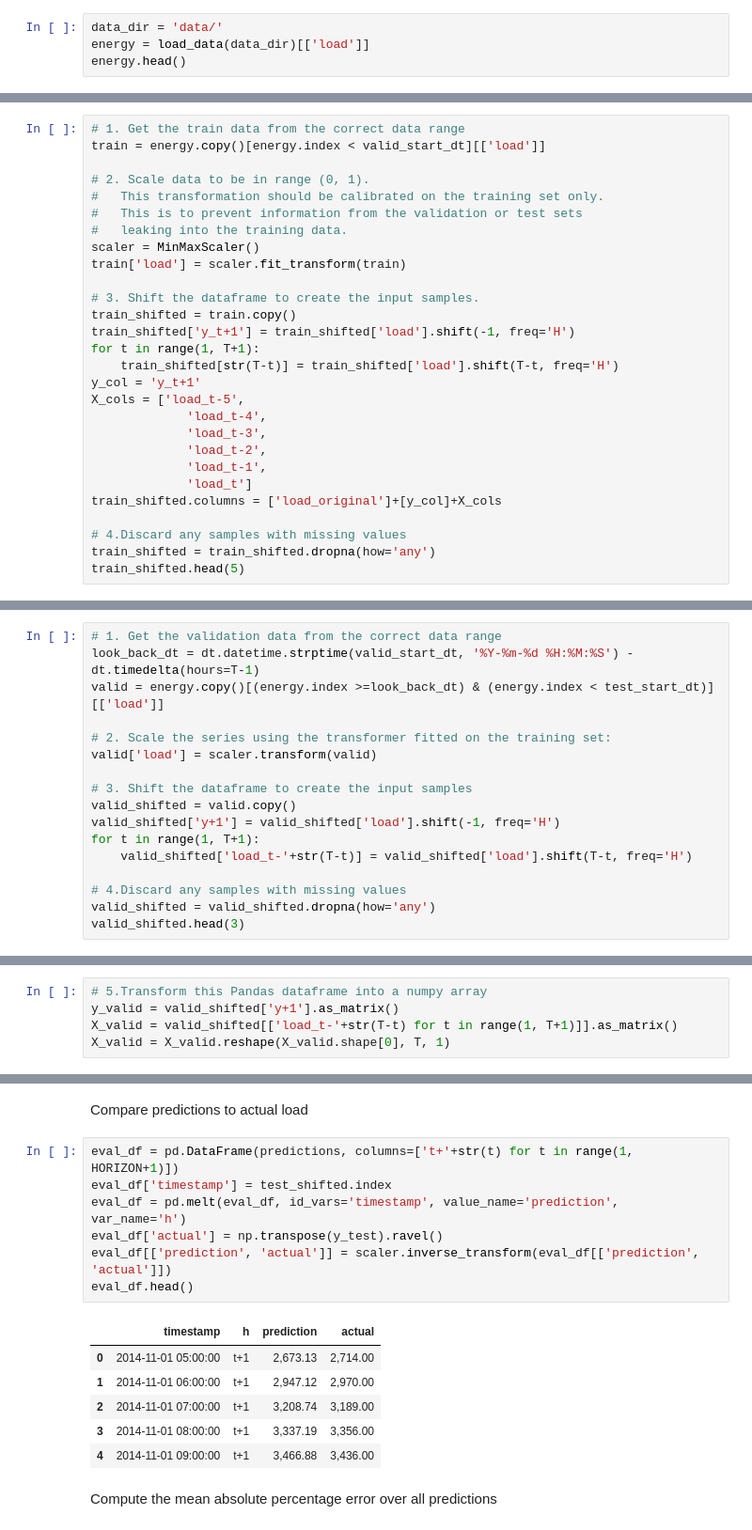
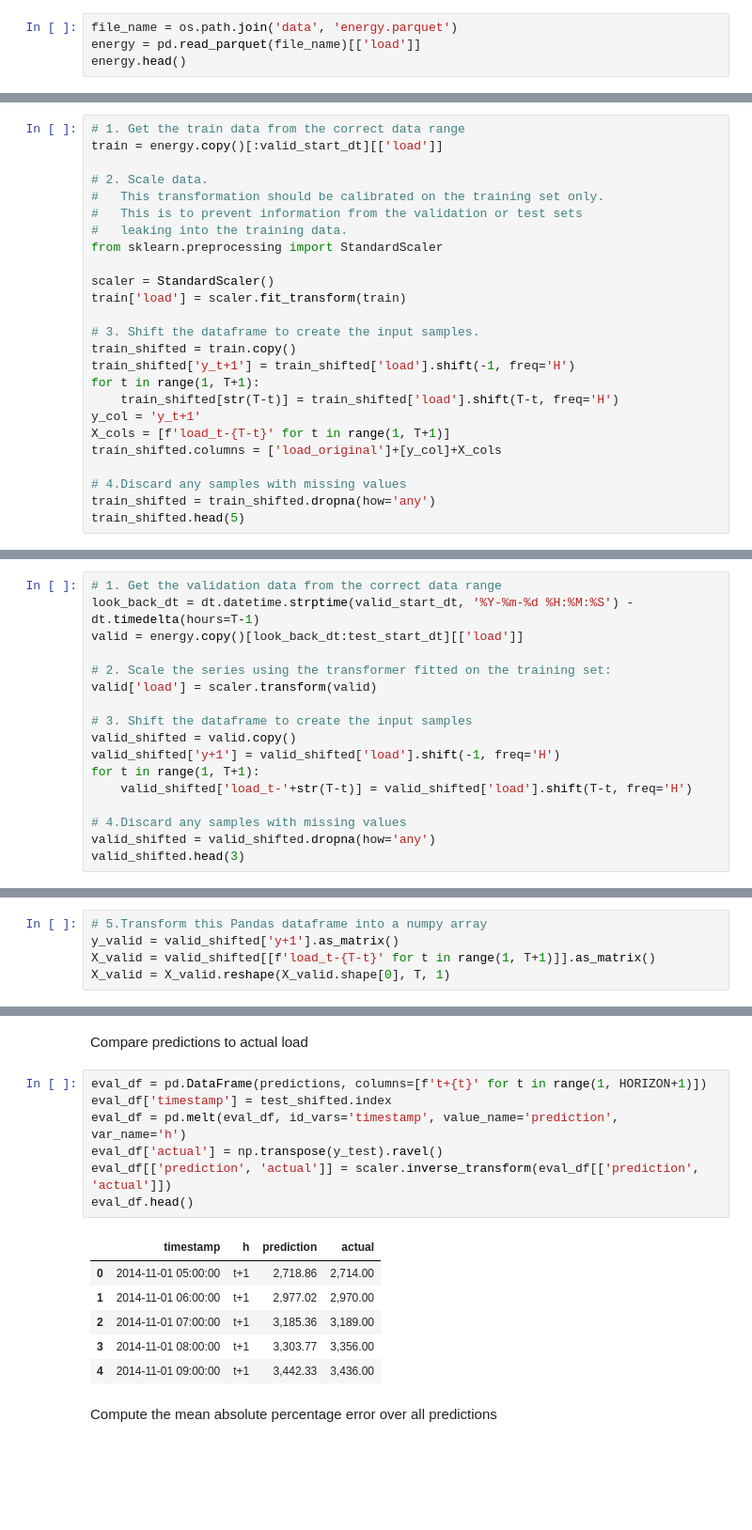
Before and after one commit to Azure/DeepLearningForTimeSeriesForecasting, a Jupyter notebook: 2_RNN.ipynb, the cells around one changed output, grey strips where cells are left out. Shown at 94% size. Saved outputs shown, nothing was run; the diff lists cells and outputs as text; blank space fills up the shorter version.

```diff
--- a/2_RNN.ipynb
+++ b/2_RNN.ipynb
@@ -35,6 +30,6 @@ Load the data from csv into a Pandas dataframe
 # %%
-data_dir = 'data/'
-energy = load_data(data_dir)[['load']]
+file_name = os.path.join('data', 'energy.parquet')
+energy = pd.read_parquet(file_name)[['load']]
 energy.head()
 # %% [output]
 |  | load |
@@ -88,13 +86,15 @@ Our data preparation for the training set will involve the following steps:
 #### Data preparation - training set
 # %%
 # 1. Get the train data from the correct data range
-train = energy.copy()[energy.index < valid_start_dt][['load']]
+train = energy.copy()[:valid_start_dt][['load']]
 
-# 2. Scale data to be in range (0, 1).
+# 2. Scale data.
 #   This transformation should be calibrated on the training set only.
 #   This is to prevent information from the validation or test sets
 #   leaking into the training data.
-scaler = MinMaxScaler()
+from sklearn.preprocessing import StandardScaler
+
+scaler = StandardScaler()
 train['load'] = scaler.fit_transform(train)
 
 # 3. Shift the dataframe to create the input samples.
@@ -103,12 +103,7 @@ train_shifted['y_t+1'] = train_shifted['load'].shift(-1, freq='H')
 for t in range(1, T+1):
     train_shifted[str(T-t)] = train_shifted['load'].shift(T-t, freq='H')
 y_col = 'y_t+1'
-X_cols = ['load_t-5',
-             'load_t-4',
-             'load_t-3',
-             'load_t-2',
-             'load_t-1',
-             'load_t']
+X_cols = [f'load_t-{T-t}' for t in range(1, T+1)]
 train_shifted.columns = ['load_original']+[y_col]+X_cols
 
 # 4.Discard any samples with missing values
@@ -193,7 +187,7 @@ Now we follow a similar process for the validation set. We keep *T* hours from t
 # %%
 # 1. Get the validation data from the correct data range
 look_back_dt = dt.datetime.strptime(valid_start_dt, '%Y-%m-%d %H:%M:%S') - dt.timedelta(hours=T-1)
-valid = energy.copy()[(energy.index >=look_back_dt) & (energy.index < test_start_dt)][['load']]
+valid = energy.copy()[look_back_dt:test_start_dt][['load']]
 
 # 2. Scale the series using the transformer fitted on the training set:
 valid['load'] = scaler.transform(valid)
@@ -215,7 +209,7 @@ valid_shifted.head(3)
 # %%
 # 5.Transform this Pandas dataframe into a numpy array
 y_valid = valid_shifted['y+1'].as_matrix()
-X_valid = valid_shifted[['load_t-'+str(T-t) for t in range(1, T+1)]].as_matrix()
+X_valid = valid_shifted[[f'load_t-{T-t}' for t in range(1, T+1)]].as_matrix()
 X_valid = X_valid.reshape(X_valid.shape[0], T, 1)
 # %% [markdown]
 Prepare validation inputs in the same way as the training set:
@@ -385,18 +338,18 @@ array([[0.21],
 # %% [markdown]
 Compare predictions to actual load
 # %%
-eval_df = pd.DataFrame(predictions, columns=['t+'+str(t) for t in range(1, HORIZON+1)])
+eval_df = pd.DataFrame(predictions, columns=[f't+{t}' for t in range(1, HORIZON+1)])
 eval_df['timestamp'] = test_shifted.index
 eval_df = pd.melt(eval_df, id_vars='timestamp', value_name='prediction', var_name='h')
 eval_df['actual'] = np.transpose(y_test).ravel()
 eval_df[['prediction', 'actual']] = scaler.inverse_transform(eval_df[['prediction', 'actual']])
 eval_df.head()
 # %% [output]
 |  | timestamp | h | prediction | actual |
-| 0 | 2014-11-01 05:00:00 | t+1 | 2,673.13 | 2,714.00 |
-| 1 | 2014-11-01 06:00:00 | t+1 | 2,947.12 | 2,970.00 |
-| 2 | 2014-11-01 07:00:00 | t+1 | 3,208.74 | 3,189.00 |
-| 3 | 2014-11-01 08:00:00 | t+1 | 3,337.19 | 3,356.00 |
-| 4 | 2014-11-01 09:00:00 | t+1 | 3,466.88 | 3,436.00 |
+| 0 | 2014-11-01 05:00:00 | t+1 | 2,718.86 | 2,714.00 |
+| 1 | 2014-11-01 06:00:00 | t+1 | 2,977.02 | 2,970.00 |
+| 2 | 2014-11-01 07:00:00 | t+1 | 3,185.36 | 3,189.00 |
+| 3 | 2014-11-01 08:00:00 | t+1 | 3,303.77 | 3,356.00 |
+| 4 | 2014-11-01 09:00:00 | t+1 | 3,442.33 | 3,436.00 |
 # %% [markdown]
 Compute the mean absolute percentage error over all predictions
```
Also changed, not shown: parts of 35 cells of this notebook.
